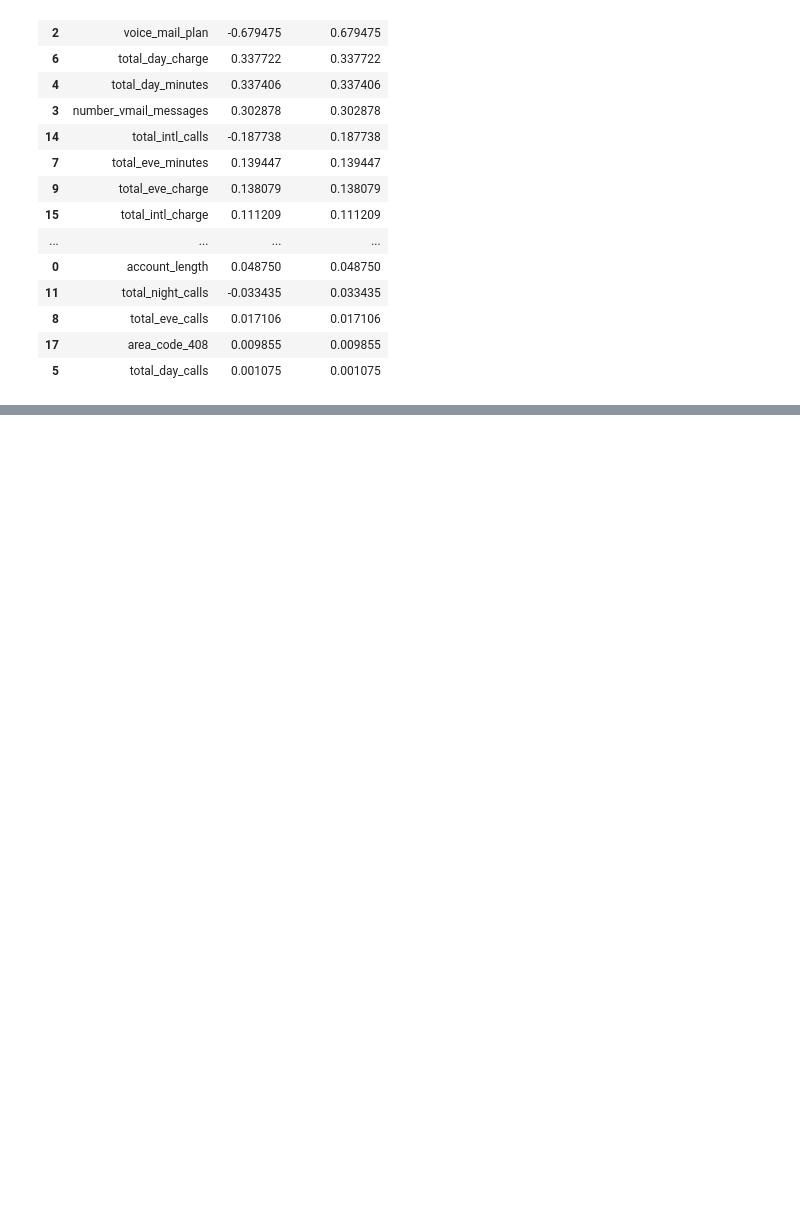
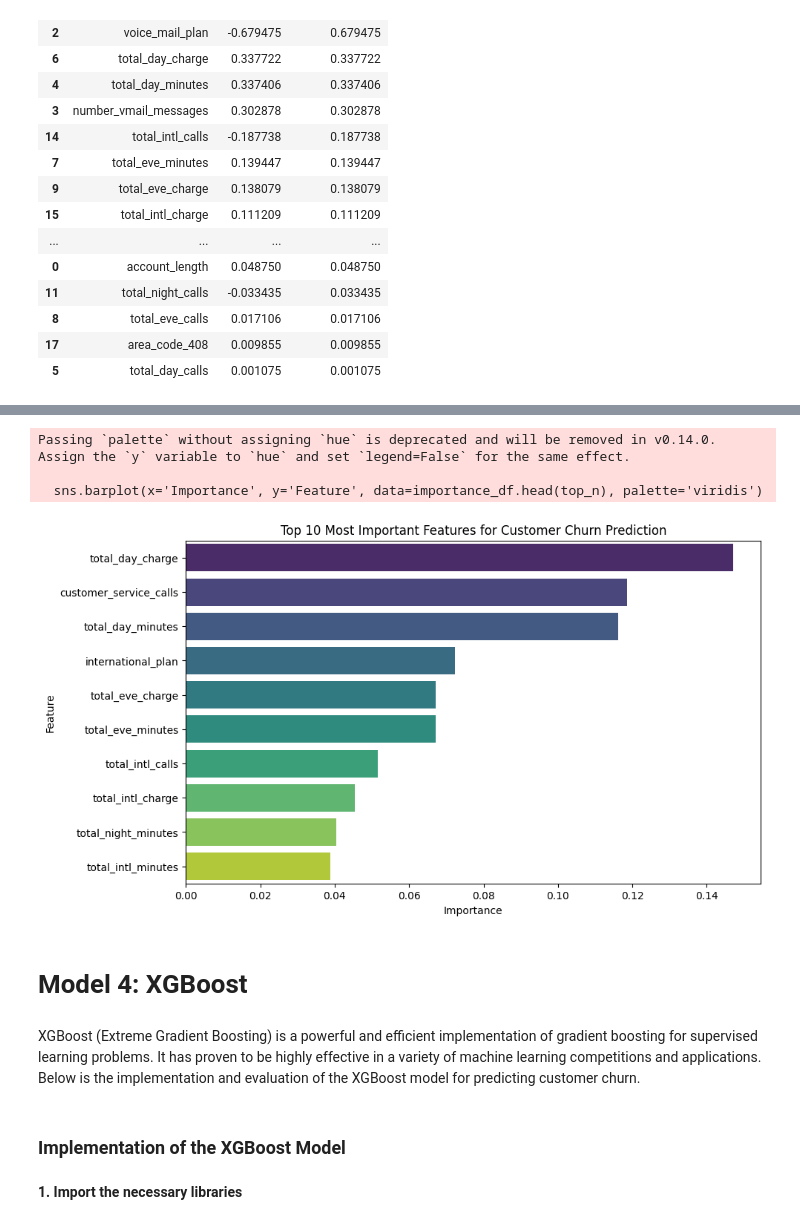
Before and after one commit to Wangari-web/dsc-phase-3-project-v2-3, a Jupyter notebook: syriatel_customer_churn.ipynb, the cells around one changed output, grey strips where cells are left out. Cells and saved outputs as stored; diff of their text form; code cells hidden in the pictures; blank space fills up the shorter version.

```diff
--- a/syriatel_customer_churn.ipynb
+++ b/syriatel_customer_churn.ipynb
@@ -1132,0 +1524,42 @@ Impact: Negligible impact. The number of day calls has almost no impact on the l
+# %%
+import matplotlib.pyplot as plt
+import seaborn as sns
+import pandas as pd
+from sklearn.ensemble import RandomForestClassifier
+
+# Instantiate the Random Forest classifier with desired parameters
+rf = RandomForestClassifier(n_estimators=50, random_state=42)
+
+# Train the classifier on the training data (using scaled features)
+rf.fit(X_train_scaled, y_train)
+
+# Get the feature importances from the trained model
+feature_importances = rf.feature_importances_
+
+# Create a DataFrame to store feature importances and corresponding feature names
+importance_df = pd.DataFrame({'Feature': X_train.columns, 'Importance': feature_importances})
+
+# Sort the DataFrame by importance values in descending order
+importance_df = importance_df.sort_values(by='Importance', ascending=False)
+
+# Plot the top N most important features
+top_n = 10  # You can change this value to get more or fewer features
+plt.figure(figsize=(10, 6))
+sns.barplot(x='Importance', y='Feature', data=importance_df.head(top_n), palette='viridis')
+plt.title(f'Top {top_n} Most Important Features for Customer Churn Prediction')
+plt.xlabel('Importance')
+plt.ylabel('Feature')
+plt.show()
+# %% [output]
+Passing `palette` without assigning `hue` is deprecated and will be removed in v0.14.0. Assign the `y` variable to `hue` and set `legend=False` for the same effect.
+
+  sns.barplot(x='Importance', y='Feature', data=importance_df.head(top_n), palette='viridis')
+[figure, added]
+# %% [markdown]
+# Model 4: XGBoost
+# %% [markdown]
+XGBoost (Extreme Gradient Boosting) is a powerful and efficient implementation of gradient boosting for supervised learning problems. It has proven to be highly effective in a variety of machine learning competitions and applications. Below is the implementation and evaluation of the XGBoost model for predicting customer churn.
+# %% [markdown]
+### Implementation of the XGBoost Model
+# %% [markdown]
+**1. Import the necessary libraries**
```
Also changed, not shown: parts of 42 cells of this notebook, 2 other files.
